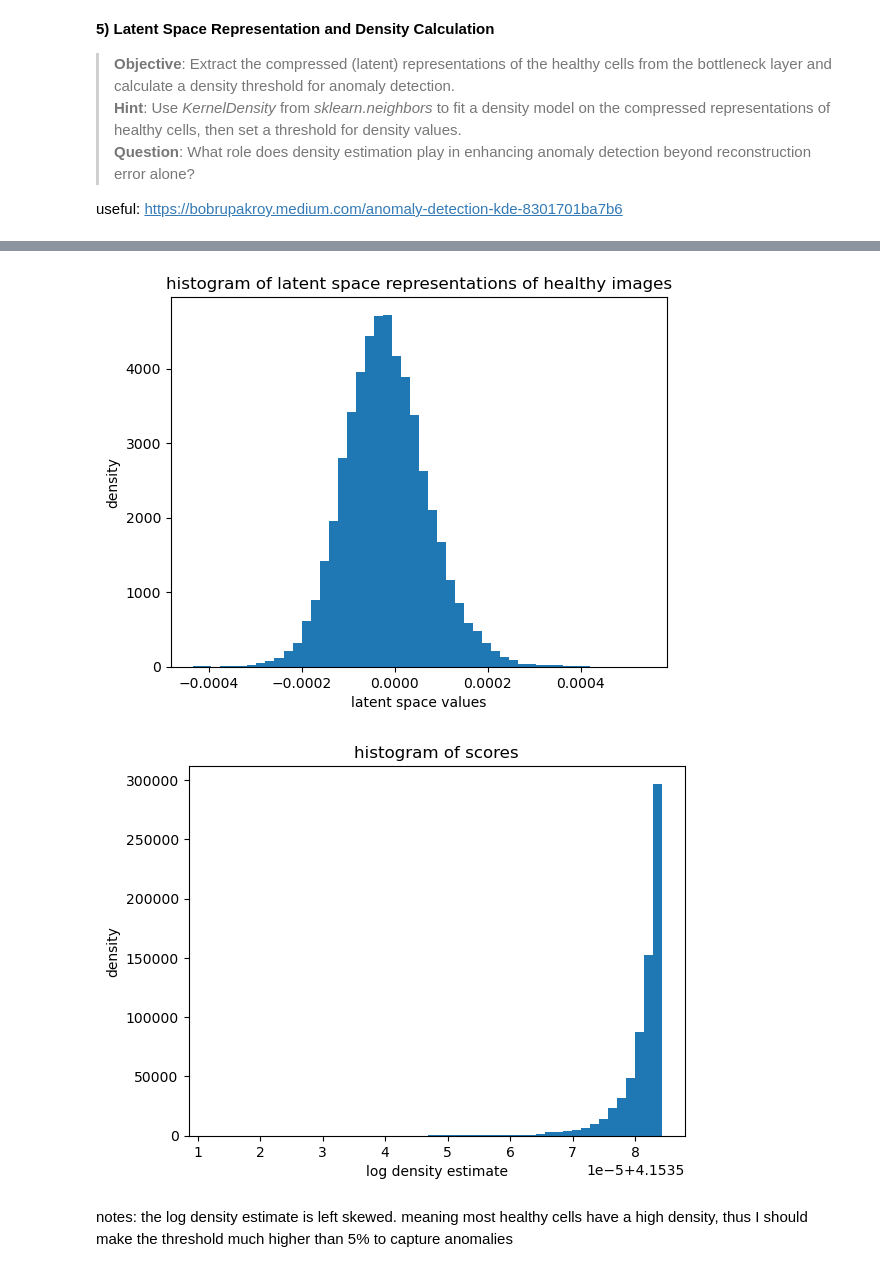
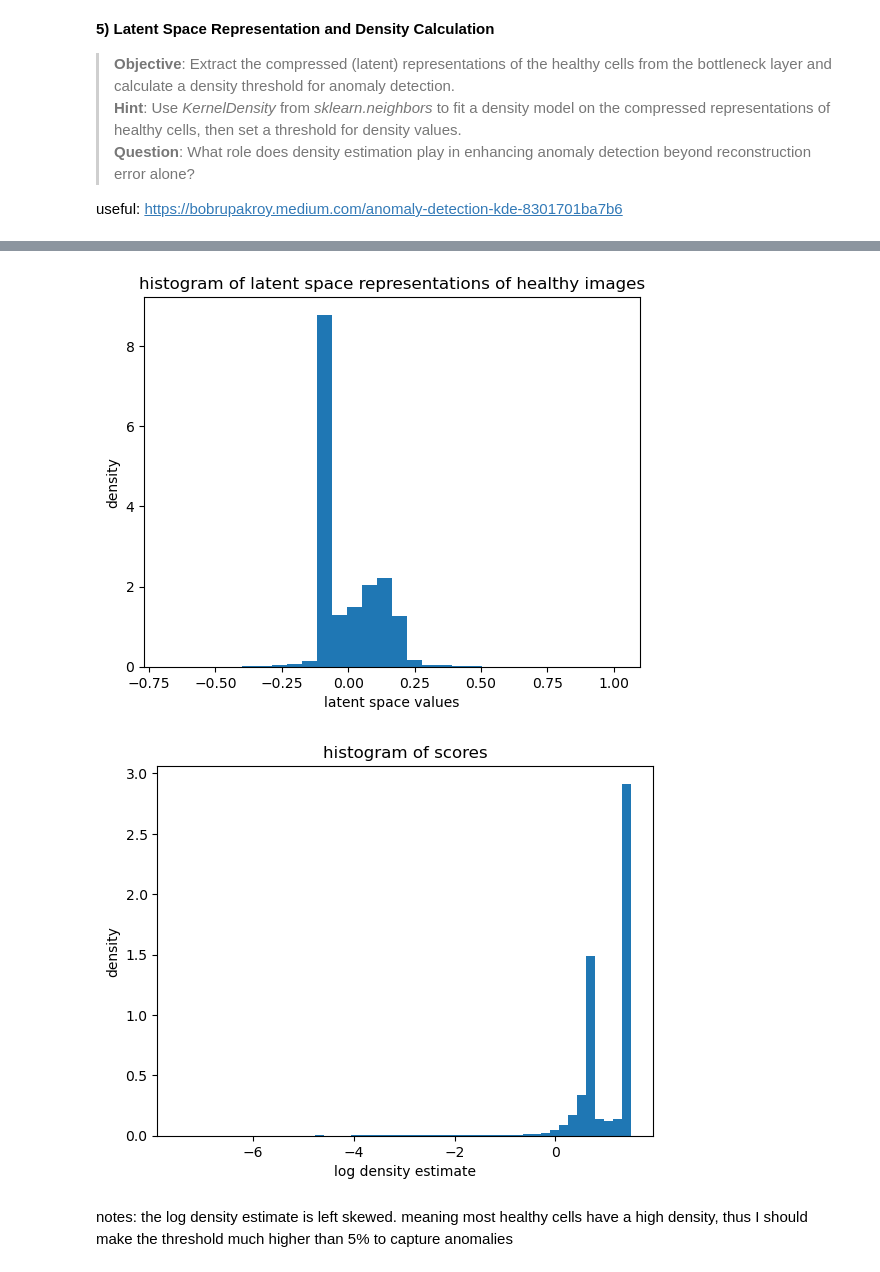
Before and after one commit to JXDolan/277B_HW6, a Jupyter notebook: Homework_6.ipynb, the cells around one changed output, grey strips where cells are left out. Cells and saved outputs as stored; diff of their text form; code cells hidden in the pictures.

Commit message:
thresholds performing well

```diff
--- a/Homework_6.ipynb
+++ b/Homework_6.ipynb
@@ -110,17 +108,18 @@ def preprocess(image_list):
     for image in image_list:
         #resize image
         resized_img = cv2.resize(image,(28,28))
+        #print("Resized image shape:", resized_img.shape)
+
+        #convert to grayscale
+        gray_img = cv2.cvtColor(resized_img, cv2.COLOR_BGR2GRAY)
+        #print("Grayscale image shape:", gray_img.shape)
 
         #normalize pixel values
-
-        normalized_img  = resized_img/225.0
-
-
-        #convert to grayscale
-        gray_img = cv2.cvtColor(normalized_img, cv2.COLOR_BGR2GRAY)
+        #normalized_img  = gray_img/255.0
+        #print("Max pixel value after normalization:", np.max(normalized_img))
 
         processed_img_list.append(gray_img)
 
     arr = np.array(processed_img_list)
-
+    #print("Final processed array shape:", arr.shape)
     return arr
@@ -170,7 +175,9 @@ input_shape = (28, 28, 1)
 # Encoder
 inputs = layers.Input(shape=input_shape)
 x = layers.Conv2D(16, (3, 3), activation="relu", strides=2, padding="same")(inputs)
+x = layers.Dropout(0.2)(x)
 x = layers.Conv2D(32, (3, 3), activation="relu", strides=2, padding="same")(x)
+x = layers.Dropout(0.2)(x)
 x = layers.MaxPool2D(pool_size = (2,2), strides = 2, padding = "same")(x)
 x = layers.Flatten()(x)
 x = layers.Dense(8, activation="relu")(x)
@@ -326,8 +339,8 @@ def recon_error(image_set):
 
     reconstructions_flat = reconstructions.reshape(len(reconstructions), -1)
 
-    reconstruction_error = tf.keras.losses.binary_crossentropy(image_set_flat, reconstructions_flat)
-    #reconstruction_error = tf.keras.losses.MSE(image_set_flat, reconstructions_flat)
+    #reconstruction_error = tf.keras.losses.binary_crossentropy(image_set_flat, reconstructions_flat)
+    reconstruction_error = tf.keras.losses.MSE(image_set_flat, reconstructions_flat)
 
     mean_reconstruction_error = np.mean(reconstruction_error)
 
@@ -381,7 +396,7 @@ kern_dens.fit(latent_rep_healthy)
 #log density estimate
 scores = kern_dens.score_samples(latent_rep_healthy)
 
-plt.hist(latent_rep_healthy.flatten(), bins = 50, density = True)
+plt.hist(latent_rep_healthy.flatten(), bins = 30, density = True)
 plt.title('histogram of latent space representations of healthy images', fontsize = 12)
 plt.ylabel('density')
 plt.xlabel('latent space values')
@@ -394,11 +409,11 @@ plt.xlabel('log density estimate')
 plt.show()
 
 #density threshold
-#density_threshold = np.mean(scores) + np.std(scores)
-density_threshold = np.percentile(scores, 20)
+density_threshold = np.mean(scores) + np.std(scores)
+#density_threshold = np.percentile(scores, 20)
 
 #calcuate reconstruction error
 #reconstruct_threshold = np.mean(uninf_recon_error) + np.std(uninf_recon_error)
 
-reconstruct_threshold = np.percentile(uninf_recon_error, 10)
+reconstruct_threshold = np.percentile(uninf_recon_error, 15)
 # %% [output]
@@ -406,5 +421,5 @@ reconstruct_threshold = np.percentile(uninf_recon_error, 10)
-[figure, old version]
+[figure, new version]
-[figure, old version]
+[figure, new version]
 # %% [markdown]
 notes: the log density estimate is left skewed. meaning most healthy cells have a high density, thus I should make the threshold much higher than 5% to capture anomalies
 # %% [markdown]
```
Also changed, not shown: parts of 17 cells of this notebook.
